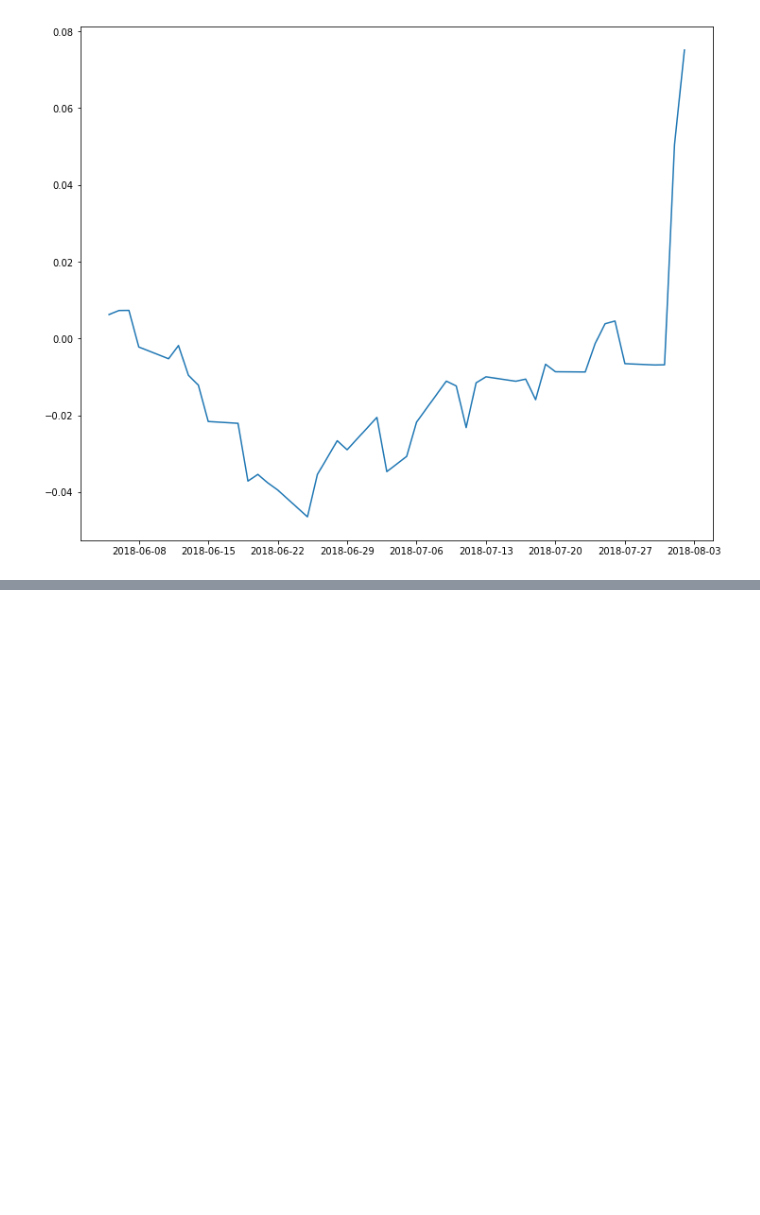
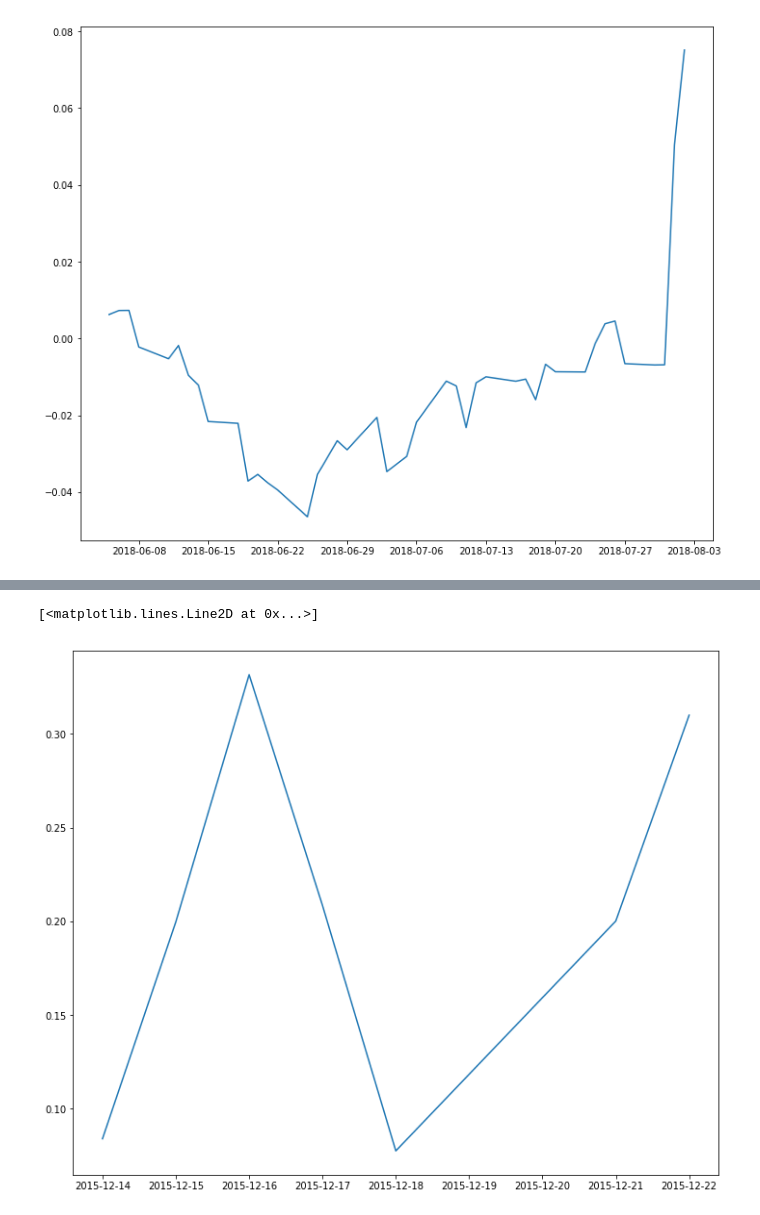
Before and after one commit to sadamnpc/Tools-Project-ROESM, a Jupyter notebook: Test.ipynb, the cells around one changed output, grey strips where cells are left out. Drawn from its saved outputs; the diff is of its cells as text; code cells hidden in the pictures; blank space fills up the shorter version.

```diff
--- a/Test.ipynb
+++ b/Test.ipynb
@@ -99,3 +100,9 @@ Warnings:
 [figure]
 [figure]
 [figure]
+# %%
+import numpy as np
+import pandas as pd
+filecombine = '/Users/amber/Desktop/Tools for analytics/Fed events v3.csv'
+data = pd.read_csv(filecombine)
+data.head()
@@ -101,0 +120,3 @@ Warnings:
+# %%
+i = data.loc[1]['Ticker']
+i
@@ -101,0 +125,13 @@ Warnings:
+# %%
+final = pd.DataFrame()
+for index in range(30):
+    i = data.loc[index]['Ticker']
+    m = data.loc[index]['Market']
+    year = data.loc[index]['Year']
+    month = data.loc[index]['Month']
+    day = data.loc[index]['Day']
+    tbefore = 5
+    tafter = 5
+    company = data.loc[index]['Company Name']
+    final[company] = func(i,m,year,month,day,tbefore,tafter)['cumu']
+# final['all cumu'] = []
@@ -101,0 +372,2 @@ Warnings:
+# %%
+final['uall'] = sum(final[i] for i in final.keys())
@@ -101,0 +388,14 @@ Warnings:
+# %%
+import pandas
+import datetime
+from datetime import timedelta
+import pandas_datareader.data as web
+import fix_yahoo_finance as yf
+import matplotlib.pyplot as plt
+import numpy as np
+import statsmodels.api as sm
+fig, ax = plt.subplots(figsize=(12,10))
+ax.plot(final['uall'])
+# %% [output]
+[<matplotlib.lines.Line2D at 0x...>]
+[figure, added]
```
Also changed, not shown: parts of 9 cells of this notebook.
